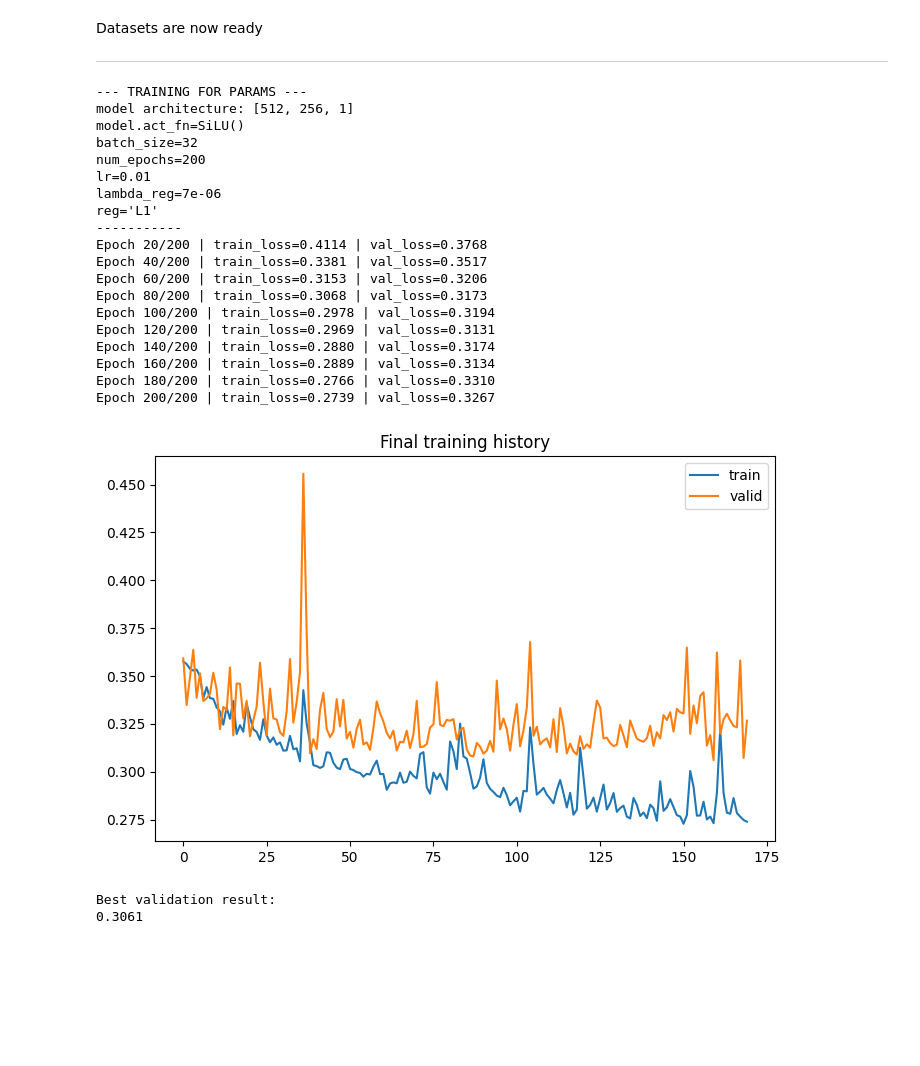
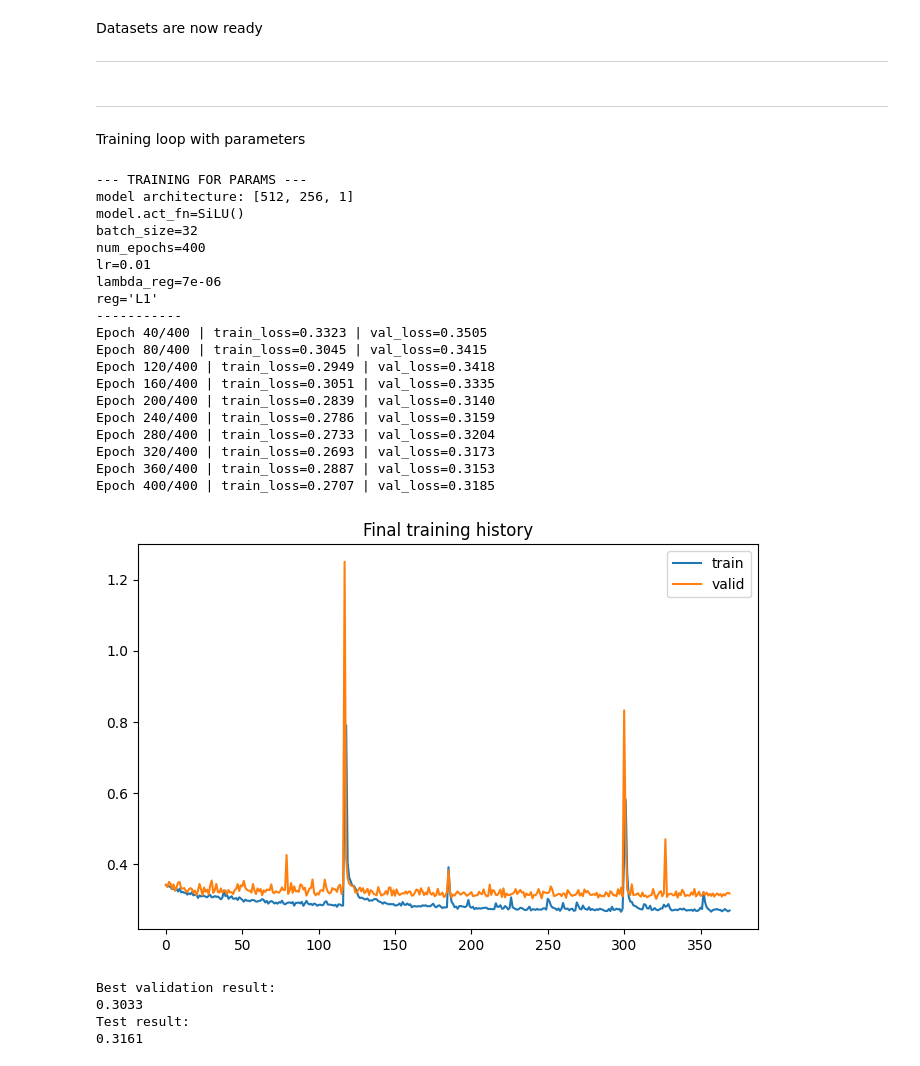
Before and after one commit to q3eq3e/Artificial-neural-networks-lab, a Jupyter notebook: cw1/bikes/bike_regression.ipynb, the cells around one changed output. Cells and saved outputs as stored; diff of their text form; code cells hidden in the pictures; blank space fills up the shorter version.

```diff
--- a/cw1/bikes/bike_regression.ipynb
+++ b/cw1/bikes/bike_regression.ipynb
@@ -196,8 +224,11 @@ def train_model(
     train_losses = []
     valid_losses = []
 
-    best_val_loss = float("inf")
-    best_model_state = None
+    if use_split:
+        best_val_loss = float("inf")
+        best_model_state = None
+    else:
+        best_model_state = copy.deepcopy(model.state_dict())
 
     for epoch in range(num_epochs):
         model.train()
@@ -231,76 +262,87 @@ def train_model(
 
         train_loss = epoch_loss / n_samples
         train_losses.append(train_loss)
-        val_loss = evaluate_model(model, valid_dataset, loss_module)
-        valid_losses.append(val_loss)
+        if use_split:
+            val_loss = evaluate_model(model, valid_dataset, loss_module)
+            valid_losses.append(val_loss)
 
-        if val_loss < best_val_loss:
-            best_val_loss = val_loss
-            best_model_state = copy.deepcopy(model.state_dict())
+            if val_loss < best_val_loss:
+                best_val_loss = val_loss
+                best_model_state = copy.deepcopy(model.state_dict())
 
-        if verbose and (epoch + 1) % max(1, num_epochs // 10) == 0:
-            print(
-                f"Epoch {epoch+1}/{num_epochs} | "
-                f"train_loss={train_loss:.4f} | "
-                f"val_loss={val_loss:.4f}"
-            )
+            if verbose and (epoch + 1) % max(1, num_epochs // 10) == 0:
+                print(
+                    f"Epoch {epoch+1}/{num_epochs} | "
+                    f"train_loss={train_loss:.4f} | "
+                    f"val_loss={val_loss:.4f}"
+                )
 
     # wczytanie najlepszego modelu
     model.load_state_dict(best_model_state)
 
     plt.figure(figsize=(8,5))
     plt.plot(train_losses[30:], label="train")
-    plt.plot(valid_losses[30:], label="valid")
+    if use_split:
+        plt.plot(valid_losses[30:], label="valid")
     plt.legend()
     plt.title("Final training history")
     plt.show()
 
     return model, train_losses, valid_losses
+# %% [markdown]
+---
+
+Training loop with parameters
 # %%
 INPUT_SIZE = next(iter(train_dataset))[0].shape[0]
 BATCH_SIZE = 32
 LEARNING_RATE_OPTIMIZER = 0.01
 OPTIMIZER = torch.optim.Adam
 LOSS_MODULE = RMSLELoss()
-NUM_EPOCHS = 200
+NUM_EPOCHS = 400
 OUTPUT_SIZE = 1
 HIDDEN_SIZE_1 = 512
 HIDDEN_SIZE_2 = 256
 ACTIVATION_FUNCTION = nn.SiLU()
 LAMBDA = 7e-6
 REGULARIZATION = 'L1'
 
 # more trainig with dropout, normalization...
 model = RegressionModel(
     num_inputs=INPUT_SIZE,
     num_hidden1=HIDDEN_SIZE_1,
     num_hidden2=HIDDEN_SIZE_2,
     act_fn=ACTIVATION_FUNCTION,
     num_outputs=OUTPUT_SIZE,
 )
 model, train_losses, valid_losses = train_model(model, train_dataset, valid_dataset, batch_size=BATCH_SIZE, num_epochs=NUM_EPOCHS, loss_module=LOSS_MODULE, optimizer=OPTIMIZER, lr=LEARNING_RATE_OPTIMIZER, lambda_reg=LAMBDA, reg=REGULARIZATION, verbose=1)
-print("Best validation result:")
-print(f'{evaluate_model(model, valid_dataset, LOSS_MODULE):.4f}')
+if use_split:
+    print("Best validation result:")
+    print(f'{evaluate_model(model, valid_dataset, LOSS_MODULE):.4f}')
+    print("Test result:")
+    print(f'{evaluate_model(model, test_dataset, LOSS_MODULE):.4f}')
 # %% [output]
 --- TRAINING FOR PARAMS ---
 model architecture: [512, 256, 1]
 model.act_fn=SiLU()
 batch_size=32
-num_epochs=200
+num_epochs=400
 lr=0.01
 lambda_reg=7e-06
 reg='L1'
 -----------
-Epoch 20/200 | train_loss=0.4114 | val_loss=0.3768
-Epoch 40/200 | train_loss=0.3381 | val_loss=0.3517
-Epoch 60/200 | train_loss=0.3153 | val_loss=0.3206
-Epoch 80/200 | train_loss=0.3068 | val_loss=0.3173
-Epoch 100/200 | train_loss=0.2978 | val_loss=0.3194
-Epoch 120/200 | train_loss=0.2969 | val_loss=0.3131
-Epoch 140/200 | train_loss=0.2880 | val_loss=0.3174
-Epoch 160/200 | train_loss=0.2889 | val_loss=0.3134
-Epoch 180/200 | train_loss=0.2766 | val_loss=0.3310
-Epoch 200/200 | train_loss=0.2739 | val_loss=0.3267
+Epoch 40/400 | train_loss=0.3323 | val_loss=0.3505
+Epoch 80/400 | train_loss=0.3045 | val_loss=0.3415
+Epoch 120/400 | train_loss=0.2949 | val_loss=0.3418
+Epoch 160/400 | train_loss=0.3051 | val_loss=0.3335
+Epoch 200/400 | train_loss=0.2839 | val_loss=0.3140
+Epoch 240/400 | train_loss=0.2786 | val_loss=0.3159
+Epoch 280/400 | train_loss=0.2733 | val_loss=0.3204
+Epoch 320/400 | train_loss=0.2693 | val_loss=0.3173
+Epoch 360/400 | train_loss=0.2887 | val_loss=0.3153
+Epoch 400/400 | train_loss=0.2707 | val_loss=0.3185
-[figure, old version]
+[figure, new version]
 Best validation result:
-0.3061
+0.3033
+Test result:
+0.3161
```
Also changed, not shown: parts of 10 cells of this notebook, 5 other files.
